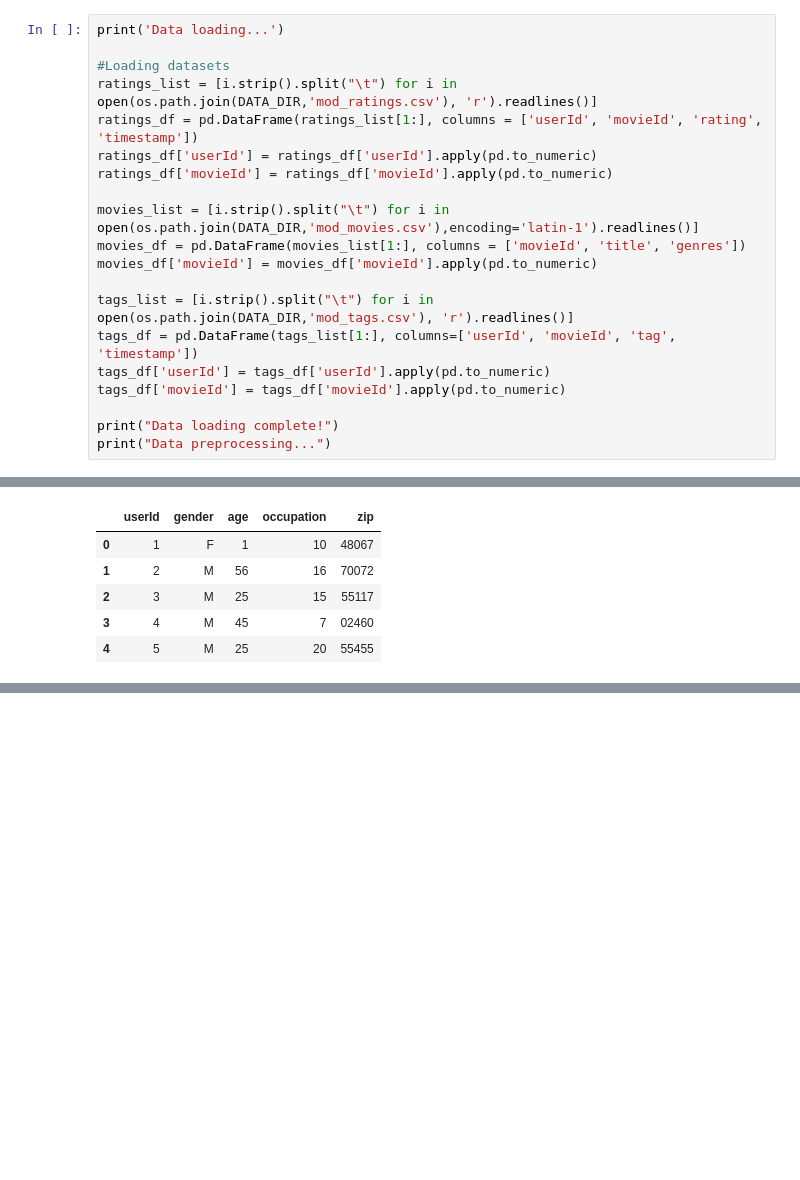
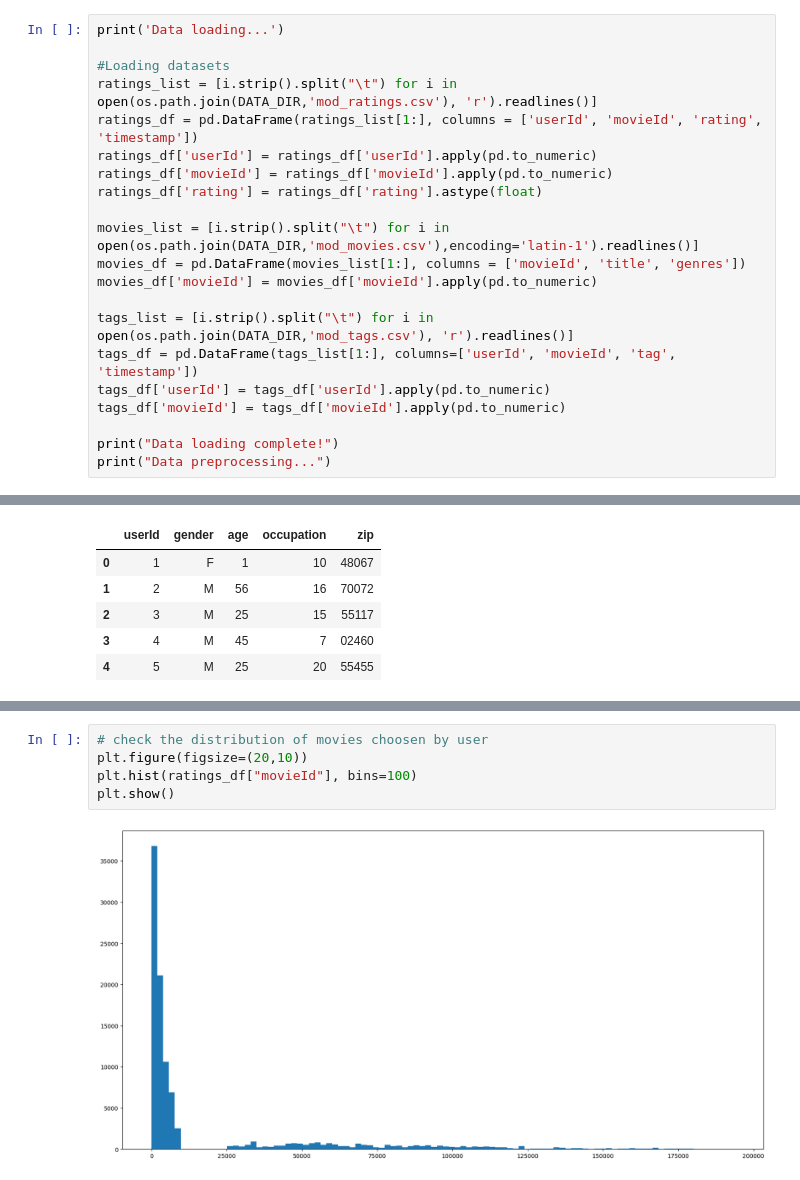
Before and after one commit to vivian-yan219/RL-Movie-Rec-Sys, a Jupyter notebook: data_prep.ipynb, the cells around one changed output, grey strips where cells are left out. Saved outputs shown, nothing was run; the diff lists cells and outputs as text; blank space fills up the shorter version.

```diff
--- a/data_prep.ipynb
+++ b/data_prep.ipynb
@@ -30,6 +29,7 @@ ratings_list = [i.strip().split("\t") for i in open(os.path.join(DATA_DIR,'mod_r
 ratings_df = pd.DataFrame(ratings_list[1:], columns = ['userId', 'movieId', 'rating', 'timestamp'])
 ratings_df['userId'] = ratings_df['userId'].apply(pd.to_numeric)
 ratings_df['movieId'] = ratings_df['movieId'].apply(pd.to_numeric)
+ratings_df['rating'] = ratings_df['rating'].astype(float)
 
 movies_list = [i.strip().split("\t") for i in open(os.path.join(DATA_DIR,'mod_movies.csv'),encoding='latin-1').readlines()]
 movies_df = pd.DataFrame(movies_list[1:], columns = ['movieId', 'title', 'genres'])
@@ -94,0 +103,7 @@ users_df.head()
+# %%
+# check the distribution of movies choosen by user
+plt.figure(figsize=(20,10))
+plt.hist(ratings_df["movieId"], bins=100)
+plt.show()
+# %% [output]
+[figure, added]
```
Also changed, not shown: parts of 8 cells of this notebook.
